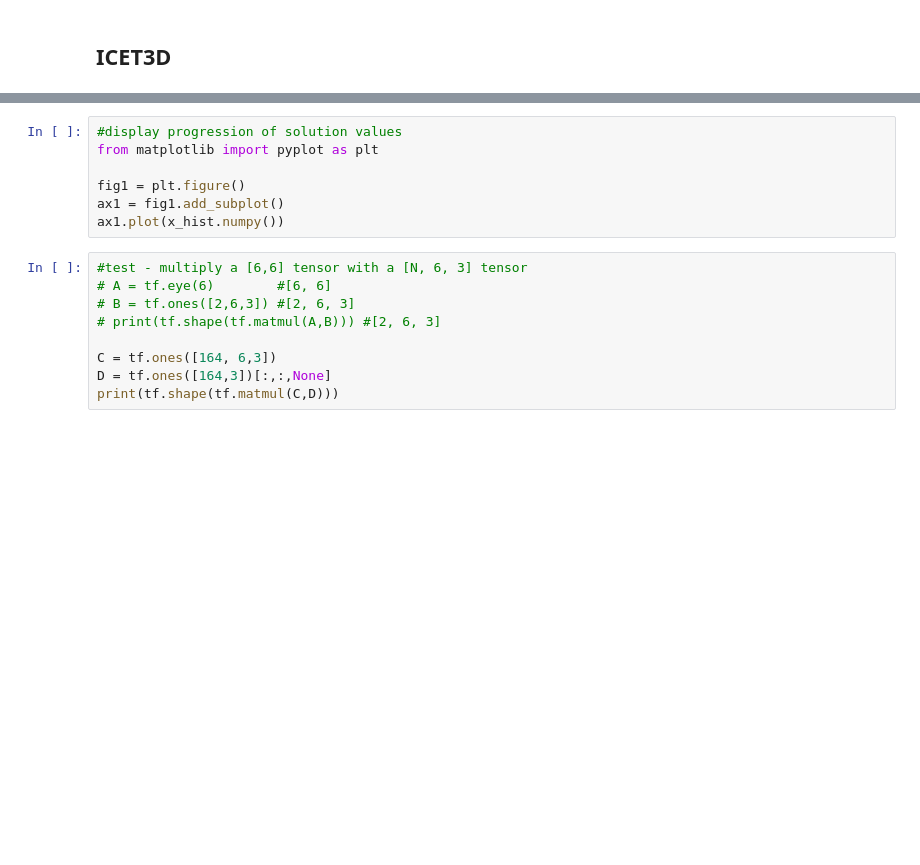
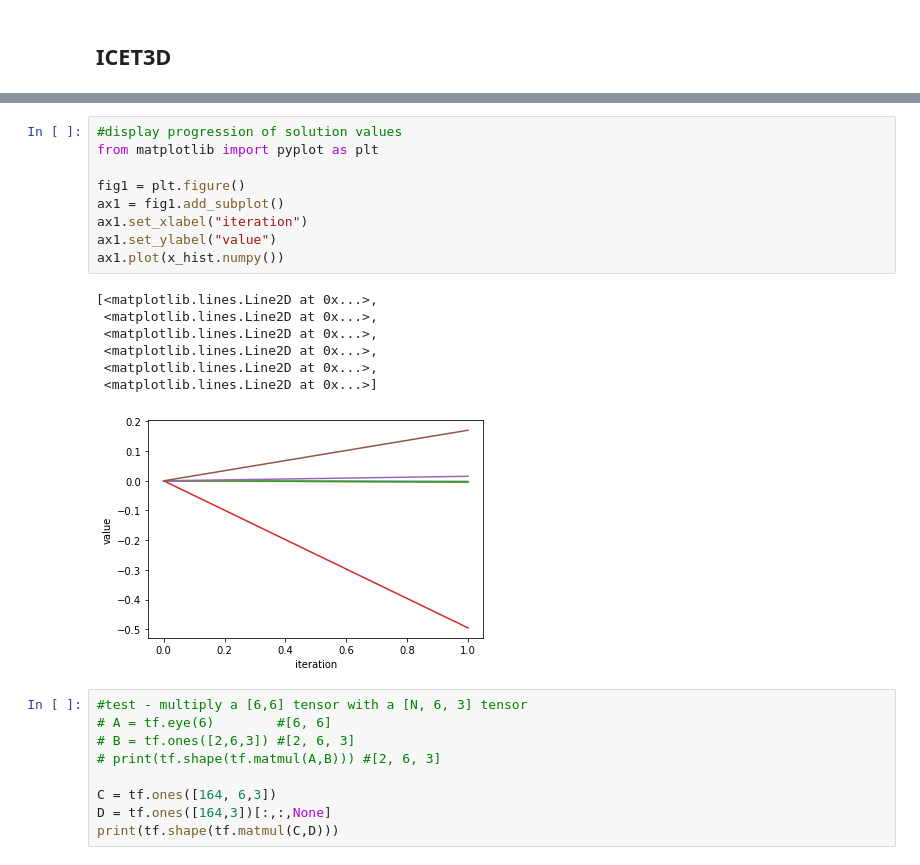
Before and after one commit to mcdermatt/ASAR, a Jupyter notebook: v2/ICET3D.ipynb, the cells around one changed output, grey strips where cells are left out. Drawn from its saved outputs; the diff is of its cells as text; blank space fills up the shorter version.

```diff
--- a/v2/ICET3D.ipynb
+++ b/v2/ICET3D.ipynb
@@ -98,10 +103,20 @@ ViewInteractiveWidget(plt.window)
 # %%
 #display progression of solution values
 from matplotlib import pyplot as plt
 
 fig1 = plt.figure()
 ax1 = fig1.add_subplot()
+ax1.set_xlabel("iteration")
+ax1.set_ylabel("value")
 ax1.plot(x_hist.numpy())
+# %% [output]
+[<matplotlib.lines.Line2D at 0x...>,
+ <matplotlib.lines.Line2D at 0x...>,
+ <matplotlib.lines.Line2D at 0x...>,
+ <matplotlib.lines.Line2D at 0x...>,
+ <matplotlib.lines.Line2D at 0x...>,
+ <matplotlib.lines.Line2D at 0x...>]
+[figure, added]
 # %%
 #test - multiply a [6,6] tensor with a [N, 6, 3] tensor
 # A = tf.eye(6)        #[6, 6]
```
Also changed, not shown: parts of 3 cells of this notebook, 3 other files.
